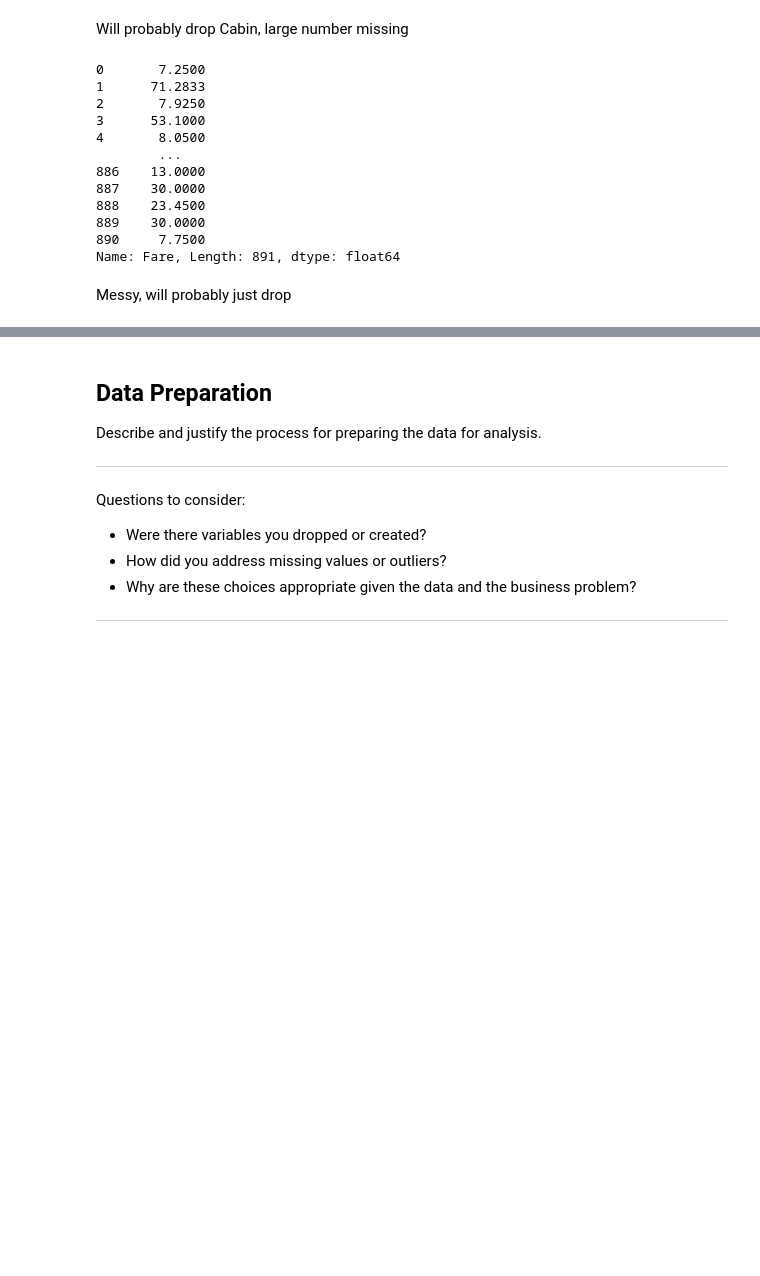
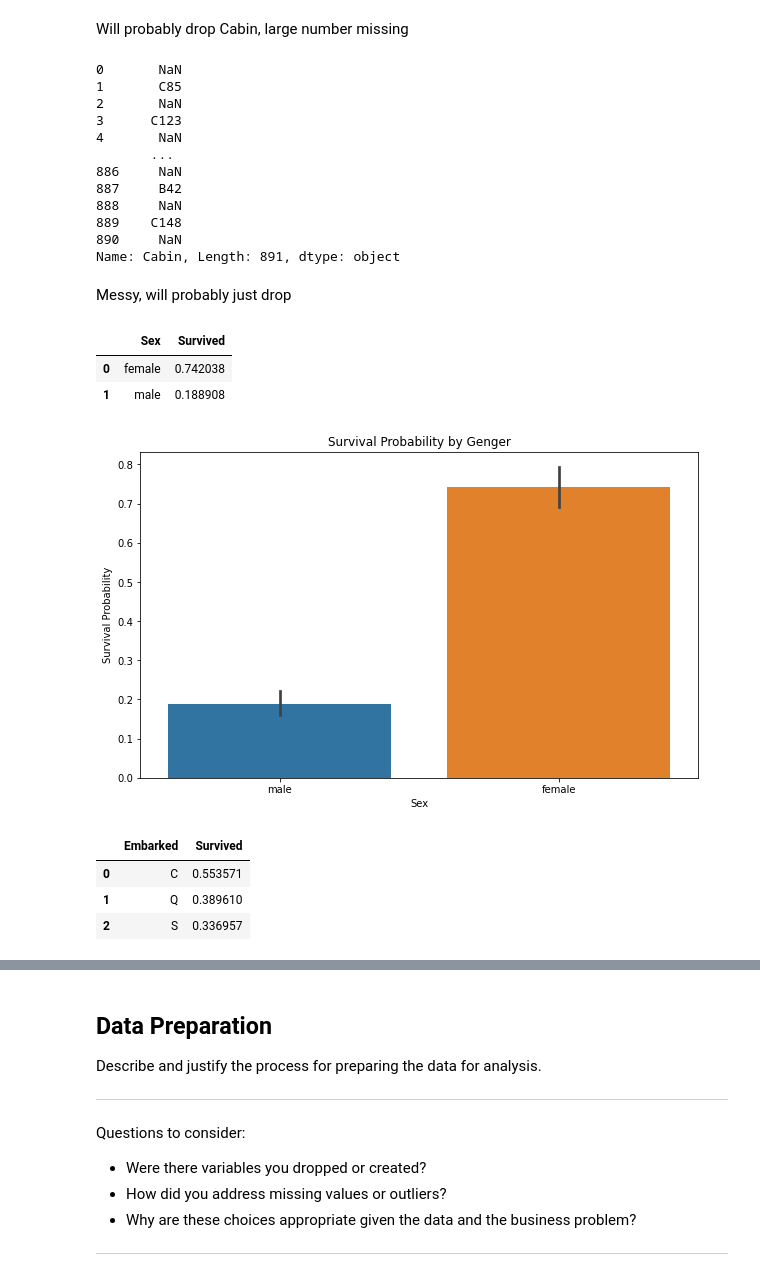
Before and after one commit to dermothethird/Kaggle_Titanic_Comp, a Jupyter notebook: Titanic_Workbook.ipynb, the cells around one changed output, grey strips where cells are left out. Saved outputs shown, nothing was run; the diff lists cells and outputs as text; code cells hidden in the pictures; blank space fills up the shorter version.

Commit message:
added EDA visuals

```diff
--- a/Titanic_Workbook.ipynb
+++ b/Titanic_Workbook.ipynb
@@ -82,19 +85,39 @@ Missing Data - Age: 177, Cabin: 687, Embarked: 2
 # %% [markdown]
 Will probably drop Cabin, large number missing
 # %%
-train['Fare']
+train['Cabin']
 # %% [output]
-0       7.2500
-1      71.2833
-2       7.9250
-3      53.1000
-4       8.0500
-        ...
-886    13.0000
-887    30.0000
-888    23.4500
-889    30.0000
-890     7.7500
-Name: Fare, Length: 891, dtype: float64
+0       NaN
+1       C85
+2       NaN
+3      C123
+4       NaN
+       ...
+886     NaN
+887     B42
+888     NaN
+889    C148
+890     NaN
+Name: Cabin, Length: 891, dtype: object
 # %% [markdown]
 Messy, will probably just drop
+# %%
+train[['Sex', 'Survived']].groupby('Sex', as_index=False).mean().sort_values(by='Survived', ascending=False)
+# %% [output]
+|  | Sex | Survived |
+| 0 | female | 0.742038 |
+| 1 | male | 0.188908 |
+# %%
+sns.barplot(x='Sex', y='Survived', data=train)
+plt.rcParams["figure.figsize"] = (10,8)
+plt.ylabel('Survival Probability')
+plt.title('Survival Probability by Genger');
+# %% [output]
+[figure, added]
+# %%
+train[['Embarked', 'Survived']].groupby('Embarked', as_index=False).mean().sort_values(by='Survived', ascending=False)
+# %% [output]
+|  | Embarked | Survived |
+| 0 | C | 0.553571 |
+| 1 | Q | 0.389610 |
+| 2 | S | 0.336957 |
```
Also changed, not shown: parts of 21 cells of this notebook, 1 other file.
